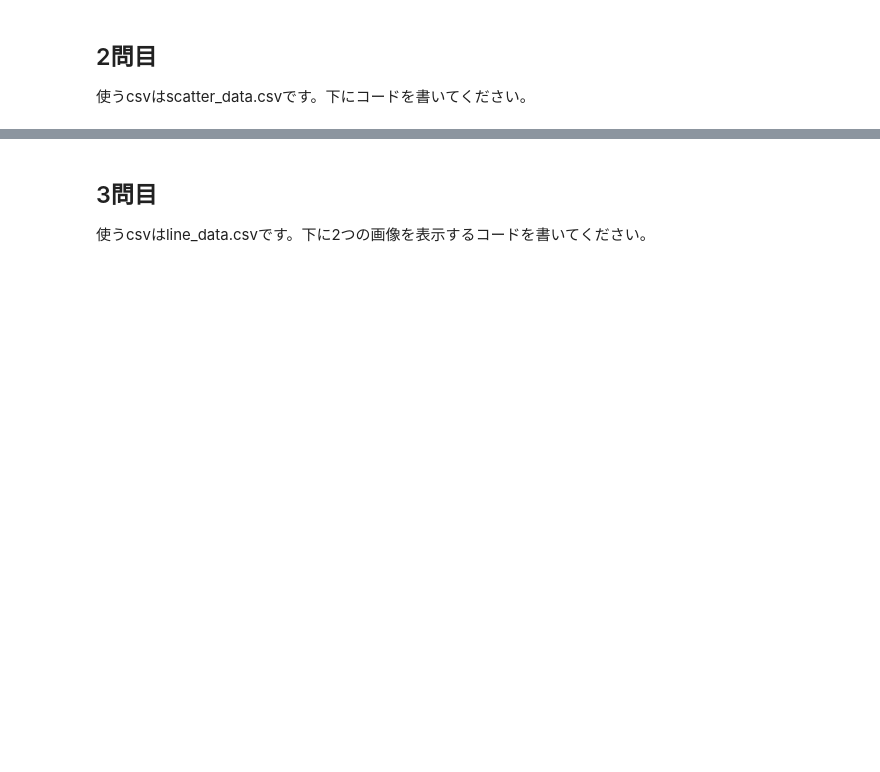
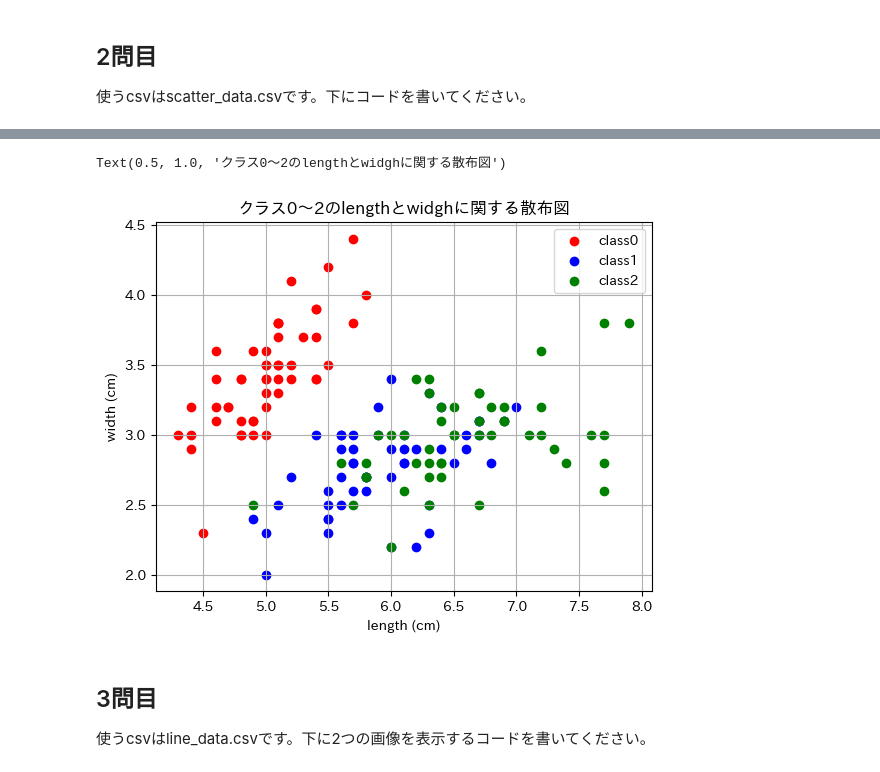
Before and after one commit to Tomohiro-Morishita/Basic-Python, a Jupyter notebook: matplotlib_exercise.ipynb, the cells around one changed output, grey strips where cells are left out. Drawn from its saved outputs; the diff is of its cells as text; code cells hidden in the pictures; blank space fills up the shorter version.

```diff
--- a/matplotlib_exercise.ipynb
+++ b/matplotlib_exercise.ipynb
@@ -40,6 +36,21 @@ df_hist
 使うcsvはscatter_data.csvです。下にコードを書いてください。
 # %% [markdown]
 ![問2](./imgs/matplotlib/plot_2.png)
+# %%
+df_scatter = pd.read_csv("data/scatter_data.csv")
+fig, ax_2 = plt.subplots()
+color_map = {0:"r", 1:"b", 2:"g"}
+for class_value, color in color_map.items():
+    subset = df_scatter[df_scatter["class"]==class_value]
+    ax_2.scatter(subset["length (cm)"], subset["width (cm)"], c=color, label=f"class{class_value}")
+ax_2.legend()
+ax_2.set_xlabel("length (cm)")
+ax_2.set_ylabel("width (cm)")
+plt.grid()
+plt.title("クラス0～2のlengthとwidghに関する散布図")
+# %% [output]
+Text(0.5, 1.0, 'クラス0～2のlengthとwidghに関する散布図')
+[figure, added]
 # %% [markdown]
 ## 3問目
 使うcsvはline_data.csvです。下に2つの画像を表示するコードを書いてください。
```
Also changed, not shown: parts of 4 cells of this notebook.
